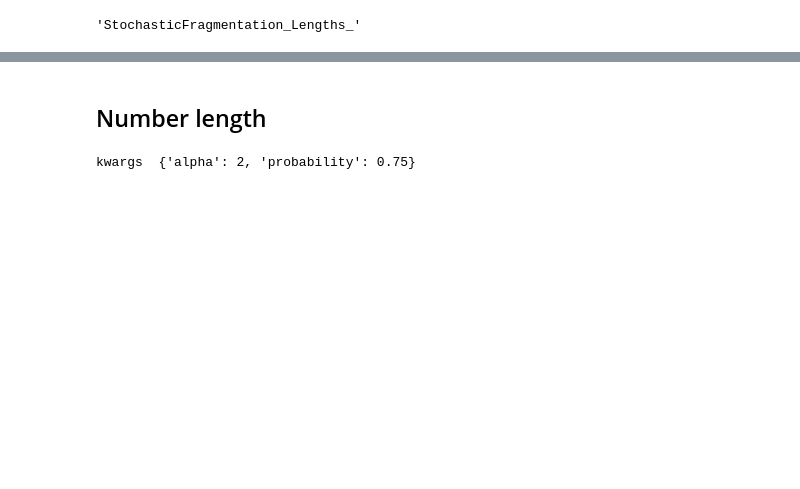
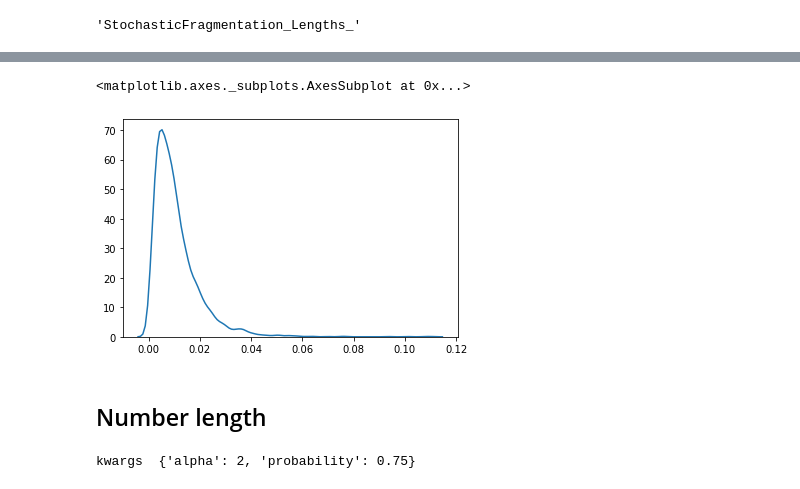
Before and after one commit to rahman-rakib/Stochastic-Fractal, a Jupyter notebook: main_jupyter/fragmentation-module-test.ipynb, the cells around one changed output, grey strips where cells are left out. Saved outputs shown, nothing was run; the diff lists cells and outputs as text; code cells hidden in the pictures; blank space fills up the shorter version.

```diff
--- a/main_jupyter/fragmentation-module-test.ipynb
+++ b/main_jupyter/fragmentation-module-test.ipynb
@@ -57,3 +79,10 @@ sns.kdeplot(a*1000**(1/3))
+# %%
+filename = dir_data+"StochasticFragmentation_Lengths__time-iteration_1000_ensemble_100_20200901_090221.txt"
+data = np.loadtxt(filename)
+sns.kdeplot(data)
+# %% [output]
+<matplotlib.axes._subplots.AxesSubplot at 0x...>
+[figure, added]
 # %% [markdown]
 ## Number length
 # %%
```
Also changed, not shown: parts of 16 cells of this notebook, 1 other file.
